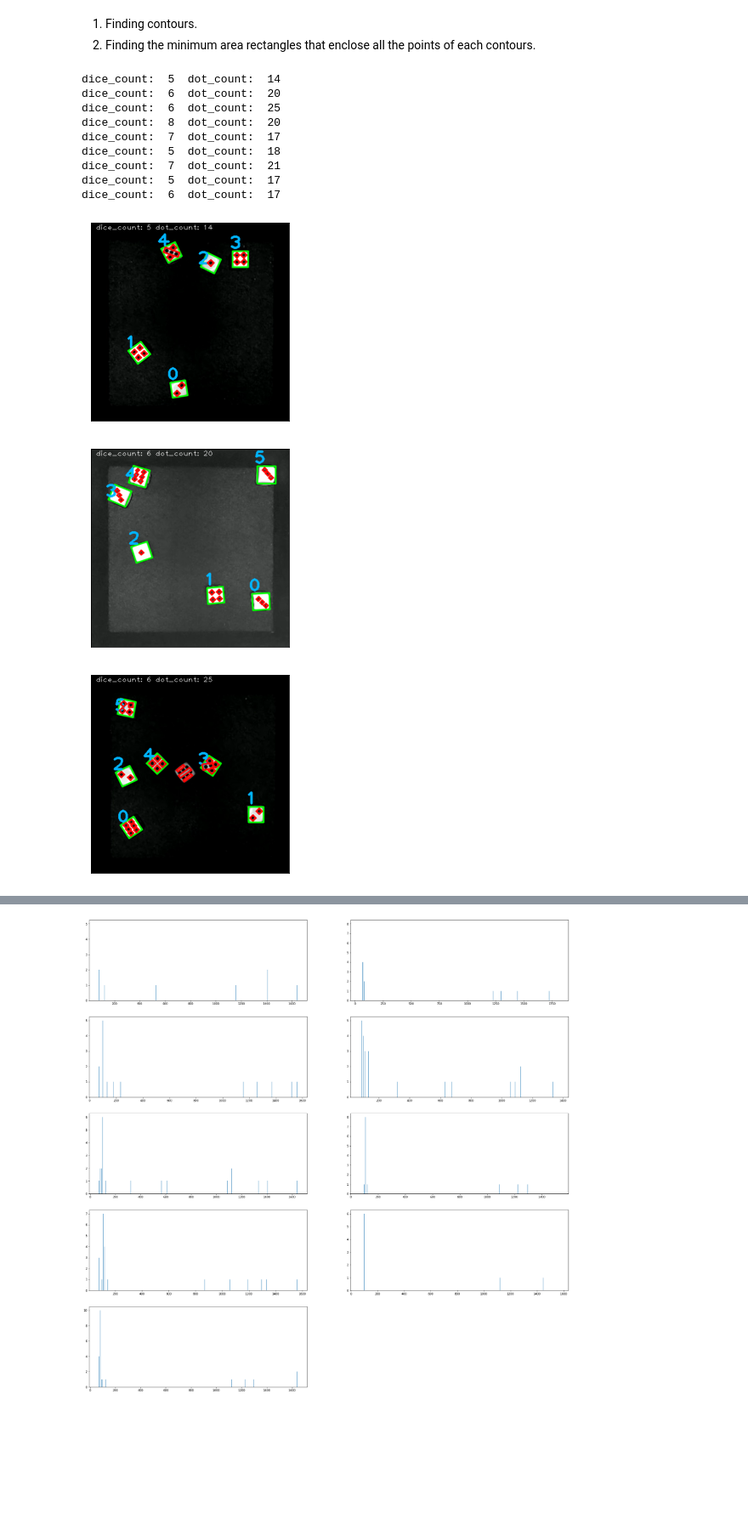
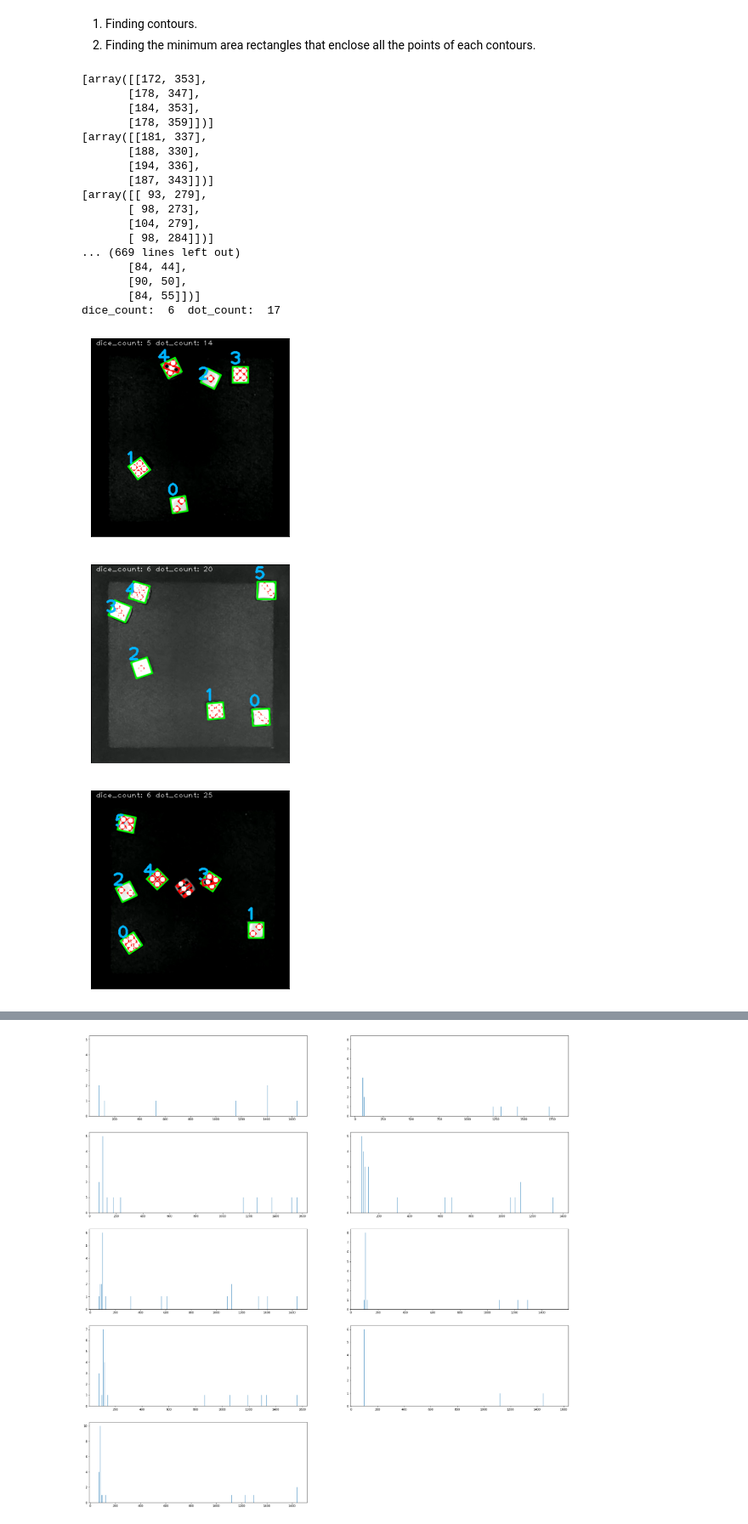
Before and after one commit to kasiabadio/image-recognition, a Jupyter notebook: dices.ipynb, the cells around one changed output, grey strips where cells are left out. Shown at 85% size. Cells and saved outputs as stored; diff of their text form; code cells hidden in the pictures; blank space fills up the shorter version.

Commit message:
Add centroids of dots

```diff
--- a/dices.ipynb
+++ b/dices.ipynb
@@ -153,41 +156,56 @@ for dice_image, original in zip(dices, original_dices):
     dice_count = 0
     dot_count = 0
     for contour, label in zip(contours, labels):
 
          # 7. Drawing contours according to labels.
         rectangle = cv2.minAreaRect(contour)
         box = cv2.boxPoints(rectangle)
         box = np.int0(box)
 
         if label == 'kostka':
             cv2.drawContours(original, [box], -1, (0, 255, 0), 2,  cv2.LINE_AA)
             # id of dice
             cv2.putText(original, str(dice_count), (box[0][0] - 7, box[0][1] - 5), cv2.FONT_HERSHEY_PLAIN, 2.5, (0, 180, 255), 3)
             dice_count += 1
 
 
         elif label == 'oczko':
             cv2.drawContours(original, [box], -1, (255, 0, 0), 2,  cv2.LINE_AA)
+
+            # finding centroids of dots
+            M = cv2.moments(contour)
+            cX = int(M["m10"] / M["m00"])
+            cY = int(M["m01"] / M["m00"])
+            cv2.circle(original, (cX, cY), 5, (255, 255, 255), -1)
+
             dot_count += 1
 
     # 8. Put dice count and dot count text on a black image
     cv2.putText(original, "dice_count: "+ str(dice_count) + " dot_count: "+ str(dot_count), (10,15), cv2.FONT_HERSHEY_PLAIN, 1, (255, 255, 255))
 
     ax = plt.subplot(6, 3, i+1)
     ax.imshow(original)
     ax.set_xticks([]), ax.set_yticks([])
     ax.axis([0, original.shape[1], original.shape[0], 0])
     print("dice_count: ", dice_count, " dot_count: ", dot_count)
 # %% [output]
-dice_count:  5  dot_count:  14
-dice_count:  6  dot_count:  20
-dice_count:  6  dot_count:  25
-dice_count:  8  dot_count:  20
-dice_count:  7  dot_count:  17
-dice_count:  5  dot_count:  18
-dice_count:  7  dot_count:  21
-dice_count:  5  dot_count:  17
+[array([[172, 353],
+       [178, 347],
+       [184, 353],
+       [178, 359]])]
+[array([[181, 337],
+       [188, 330],
+       [194, 336],
+       [187, 343]])]
+[array([[ 93, 279],
+       [ 98, 273],
+       [104, 279],
+       [ 98, 284]])]
+... (669 lines left out)
+       [84, 44],
+       [90, 50],
+       [84, 55]])]
 dice_count:  6  dot_count:  17
-[figure, old version]
+[figure, new version]
-[figure, old version]
+[figure, new version]
-[figure, old version]
+[figure, new version]
```
Also changed, not shown: parts of 2 cells of this notebook.
